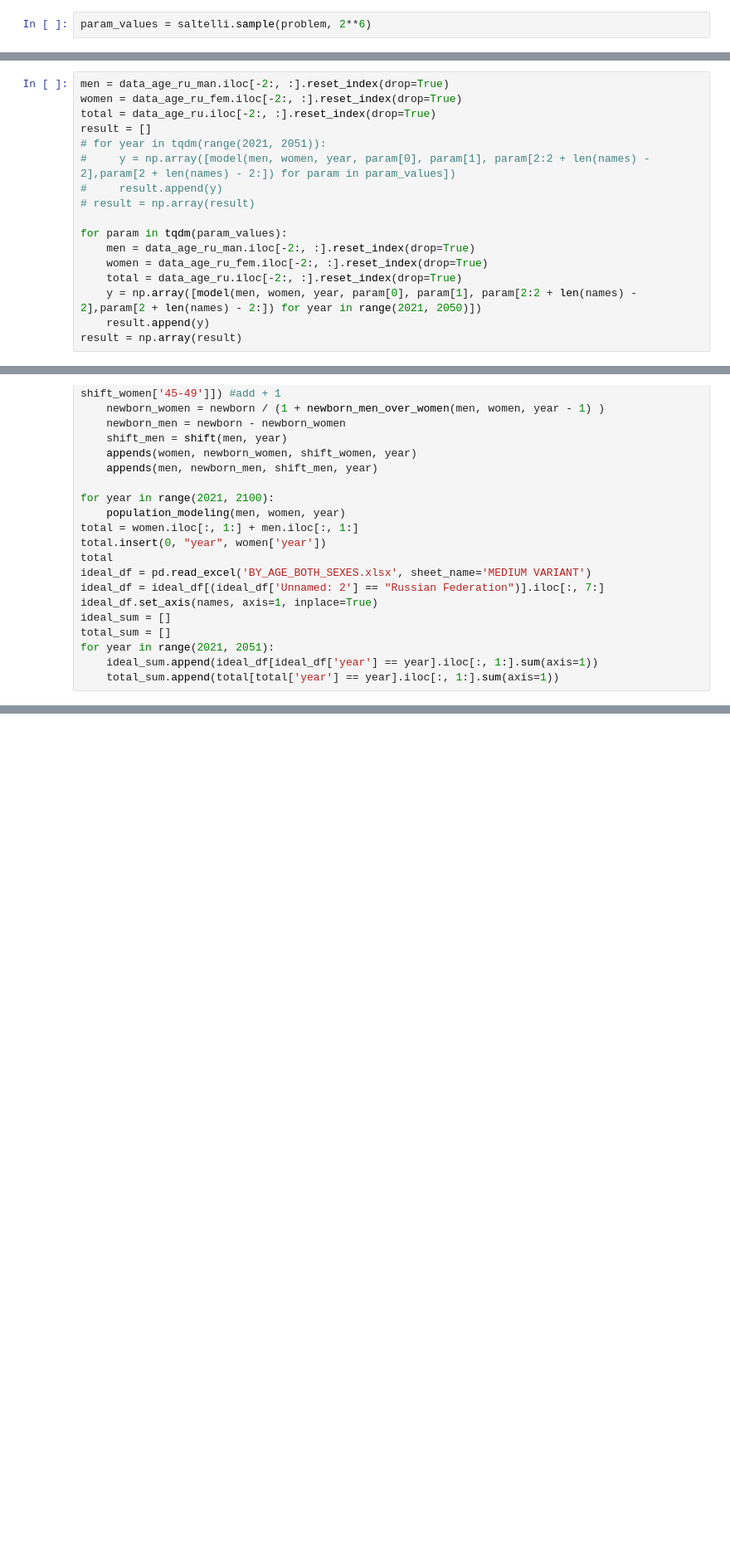
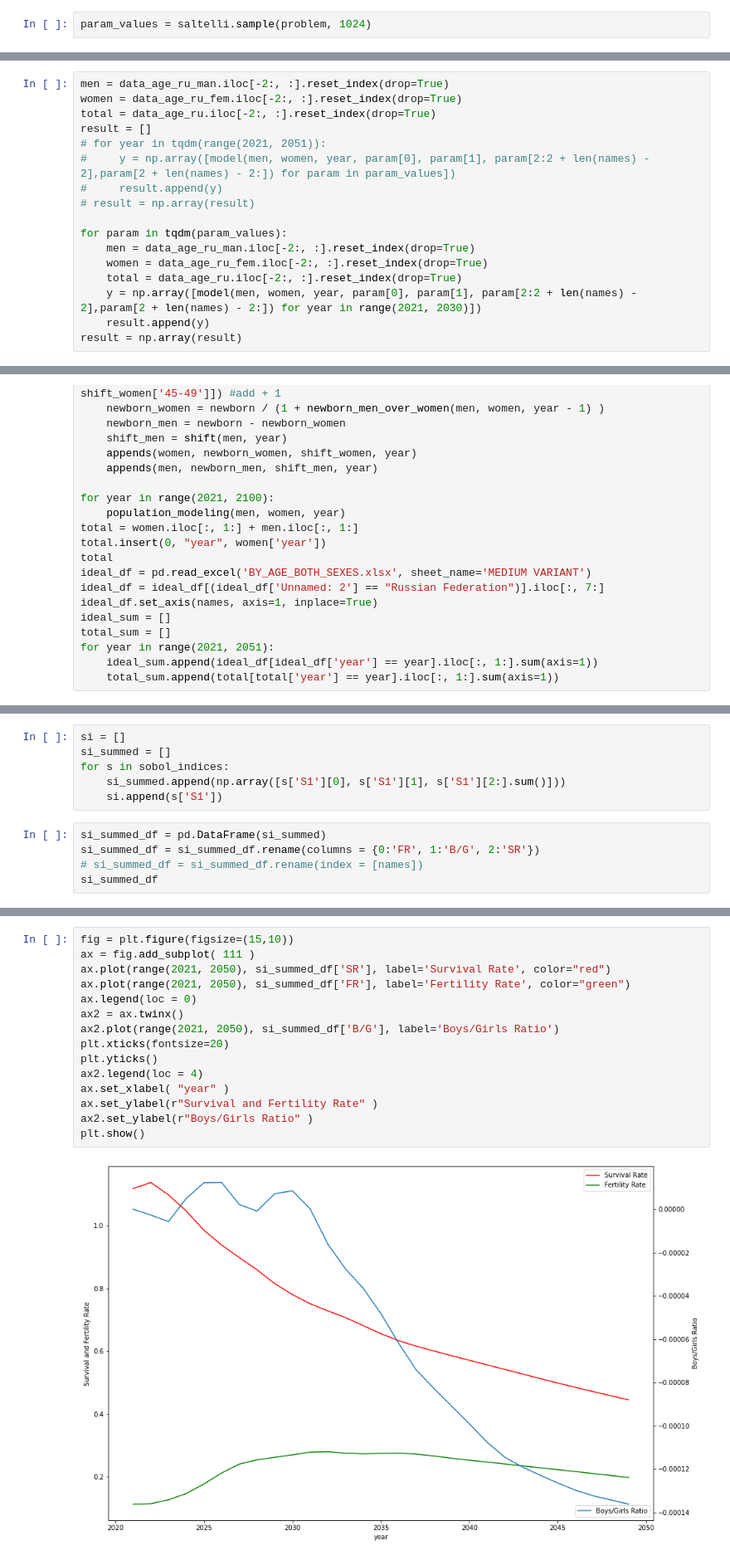
Before and after one commit to AAYamoldin/TrainingPrograms, a Jupyter notebook: Python/ITMO_Discrete_modeling/lab2/sensitivity_and_uncertaintly_analysis.ipynb, the cells around one changed output, grey strips where cells are left out. Shown at 83% size. Saved outputs shown, nothing was run; the diff lists cells and outputs as text; blank space fills up the shorter version.

```diff
--- a/Python/ITMO_Discrete_modeling/lab2/sensitivity_and_uncertaintly_analysis.ipynb
+++ b/Python/ITMO_Discrete_modeling/lab2/sensitivity_and_uncertaintly_analysis.ipynb
@@ -133,7 +133,7 @@ len(minmax_men_vals)
 # %%
 # len(aa)
 # %%
-param_values = saltelli.sample(problem, 2**6)
+param_values = saltelli.sample(problem, 1024)
 # %%
 np.shape(param_values)
 # %% [output]
@@ -170,6 +170,6 @@ for param in tqdm(param_values):
     men = data_age_ru_man.iloc[-2:, :].reset_index(drop=True)
     women = data_age_ru_fem.iloc[-2:, :].reset_index(drop=True)
     total = data_age_ru.iloc[-2:, :].reset_index(drop=True)
-    y = np.array([model(men, women, year, param[0], param[1], param[2:2 + len(names) - 2],param[2 + len(names) - 2:]) for year in range(2021, 2050)])
+    y = np.array([model(men, women, year, param[0], param[1], param[2:2 + len(names) - 2],param[2 + len(names) - 2:]) for year in range(2021, 2030)])
     result.append(y)
 result = np.array(result)
@@ -349,3 +294,14 @@ plt.savefig('sensitivity_with_ideal.png', bbox_inches='tight')
 plt.show()
 # %% [output]
 [figure]
+# %%
+si = []
+si_summed = []
+for s in sobol_indices:
+    si_summed.append(np.array([s['S1'][0], s['S1'][1], s['S1'][2:].sum()]))
+    si.append(s['S1'])
+# %%
+si_summed_df = pd.DataFrame(si_summed)
+si_summed_df = si_summed_df.rename(columns = {0:'FR', 1:'B/G', 2:'SR'})
+# si_summed_df = si_summed_df.rename(index = [names])
+si_summed_df
@@ -351,0 +326,17 @@ plt.show()
+# %%
+fig = plt.figure(figsize=(15,10))
+ax = fig.add_subplot( 111 )
+ax.plot(range(2021, 2050), si_summed_df['SR'], label='Survival Rate', color="red")
+ax.plot(range(2021, 2050), si_summed_df['FR'], label='Fertility Rate', color="green")
+ax.legend(loc = 0)
+ax2 = ax.twinx()
+ax2.plot(range(2021, 2050), si_summed_df['B/G'], label='Boys/Girls Ratio')
+plt.xticks(fontsize=20)
+plt.yticks()
+ax2.legend(loc = 4)
+ax.set_xlabel( "year" )
+ax.set_ylabel(r"Survival and Fertility Rate" )
+ax2.set_ylabel(r"Boys/Girls Ratio" )
+plt.show()
+# %% [output]
+[figure, added]
```
Also changed, not shown: parts of 11 cells of this notebook, 15 other files.
